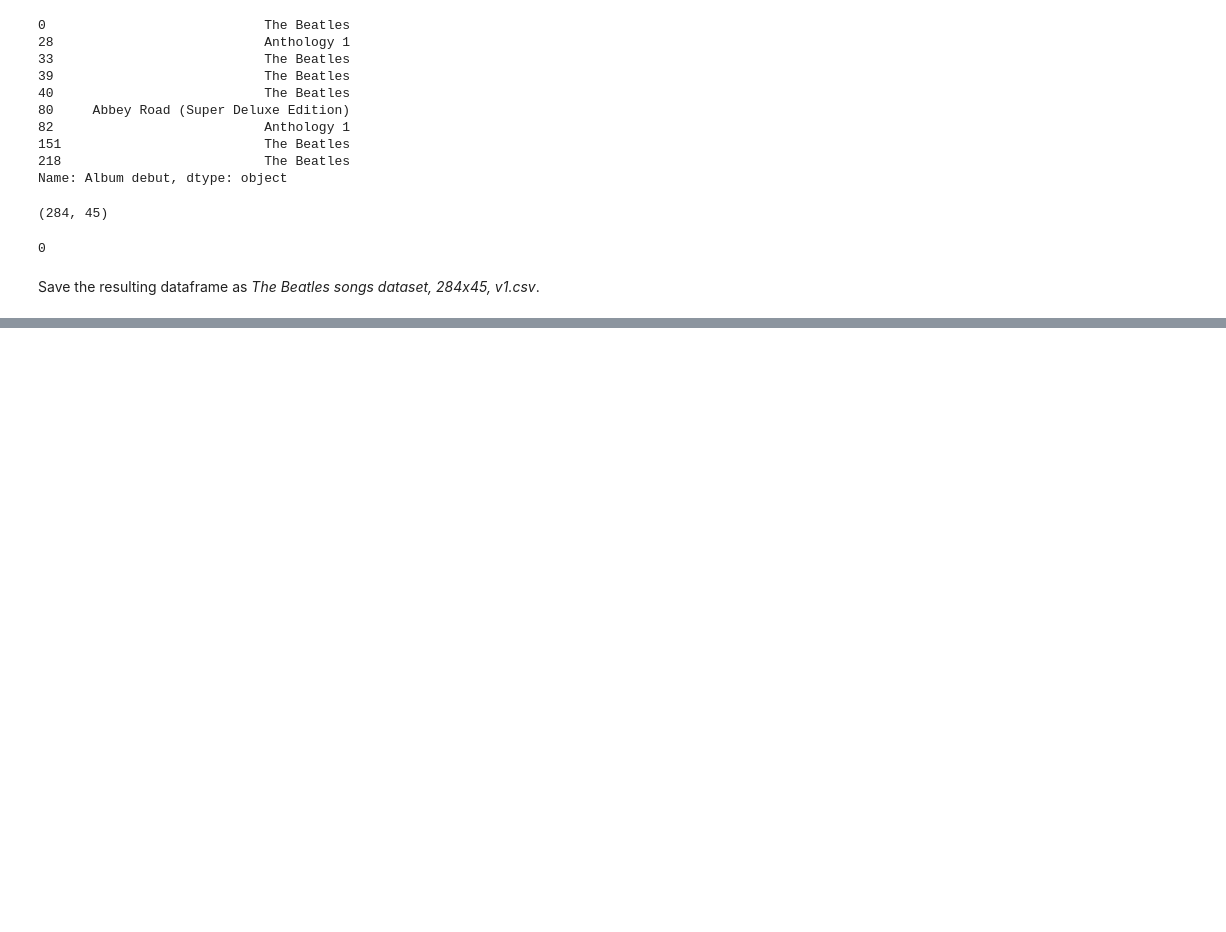
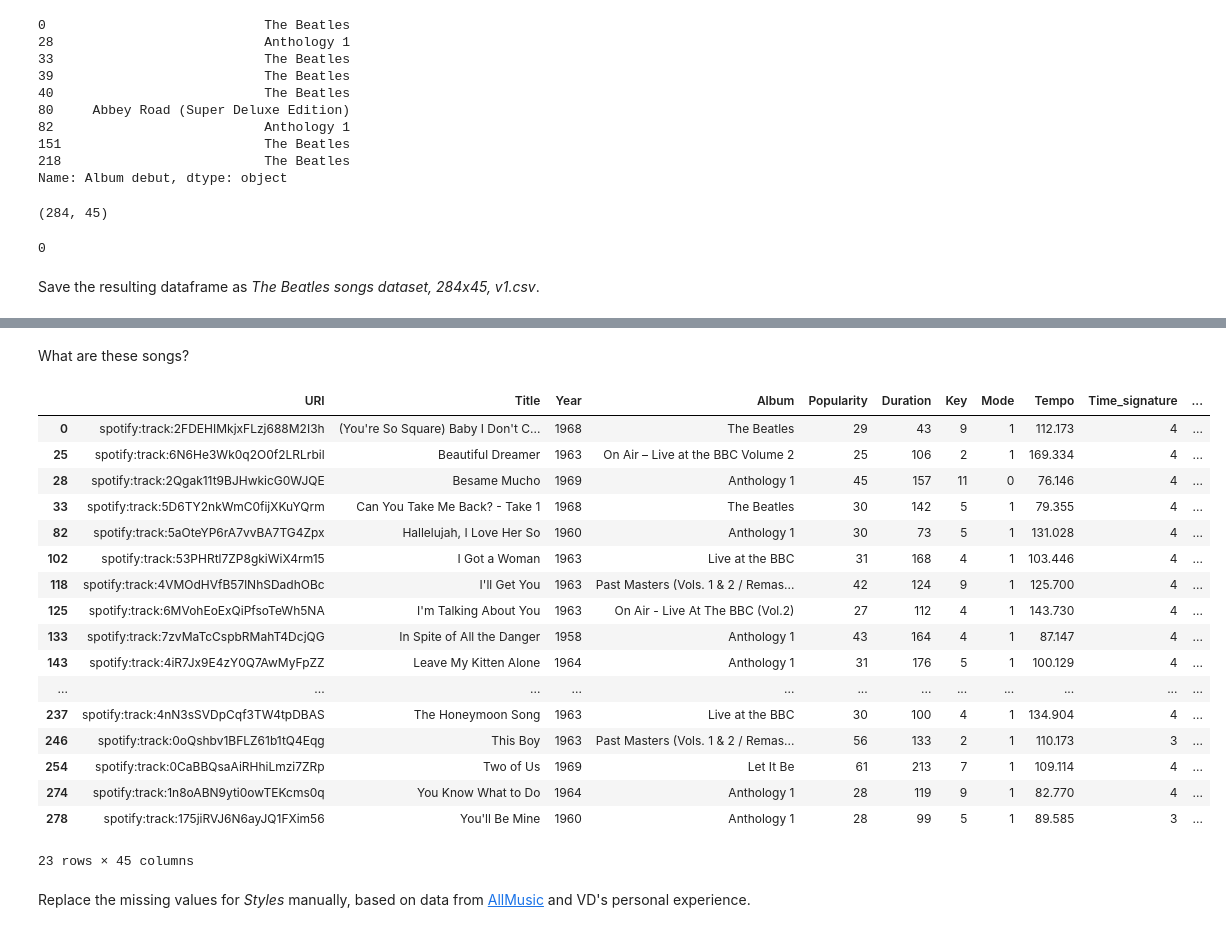
Before and after one commit to devedzic/spotipy-getting-started, a Jupyter notebook: notebooks/cleaning_The_Beatles_songs_dataset.ipynb, the cells around one changed output, grey strips where cells are left out. Cells and saved outputs as stored; diff of their text form; code cells hidden in the pictures; blank space fills up the shorter version.

```diff
--- a/notebooks/cleaning_The_Beatles_songs_dataset.ipynb
+++ b/notebooks/cleaning_The_Beatles_songs_dataset.ipynb
@@ -160,0 +425,2 @@ songs.to_csv('../data/The Beatles songs dataset, 284x45, v1.csv')
+# %%
+songs = pd.read_csv('../data/The Beatles songs dataset, 284x45, v4.csv')
@@ -160,0 +451,25 @@ songs.to_csv('../data/The Beatles songs dataset, 284x45, v1.csv')
+# %% [markdown]
+What are these songs?
+# %%
+display(songs.loc[songs.Moods.isnull()])
+# %% [output]
+|  | URI | Title | Year | Album | Popularity | Duration | Key | Mode | Tempo | Time_signature | ... |
+| 0 | spotify:track:2FDEHIMkjxFLzj688M2I3h | (You're So Square) Baby I Don't C... | 1968 | The Beatles | 29 | 43 | 9 | 1 | 112.173 | 4 | ... |
+| 25 | spotify:track:6N6He3Wk0q2O0f2LRLrbil | Beautiful Dreamer | 1963 | On Air – Live at the BBC Volume 2 | 25 | 106 | 2 | 1 | 169.334 | 4 | ... |
+| 28 | spotify:track:2Qgak11t9BJHwkicG0WJQE | Besame Mucho | 1969 | Anthology 1 | 45 | 157 | 11 | 0 | 76.146 | 4 | ... |
+| 33 | spotify:track:5D6TY2nkWmC0fijXKuYQrm | Can You Take Me Back? - Take 1 | 1968 | The Beatles | 30 | 142 | 5 | 1 | 79.355 | 4 | ... |
+| 82 | spotify:track:5aOteYP6rA7vvBA7TG4Zpx | Hallelujah, I Love Her So | 1960 | Anthology 1 | 30 | 73 | 5 | 1 | 131.028 | 4 | ... |
+| 102 | spotify:track:53PHRtl7ZP8gkiWiX4rm15 | I Got a Woman | 1963 | Live at the BBC | 31 | 168 | 4 | 1 | 103.446 | 4 | ... |
+| 118 | spotify:track:4VMOdHVfB57lNhSDadhOBc | I'll Get You | 1963 | Past Masters (Vols. 1 & 2 / Remas... | 42 | 124 | 9 | 1 | 125.700 | 4 | ... |
+| 125 | spotify:track:6MVohEoExQiPfsoTeWh5NA | I'm Talking About You | 1963 | On Air - Live At The BBC (Vol.2) | 27 | 112 | 4 | 1 | 143.730 | 4 | ... |
+| 133 | spotify:track:7zvMaTcCspbRMahT4DcjQG | In Spite of All the Danger | 1958 | Anthology 1 | 43 | 164 | 4 | 1 | 87.147 | 4 | ... |
+| 143 | spotify:track:4iR7Jx9E4zY0Q7AwMyFpZZ | Leave My Kitten Alone | 1964 | Anthology 1 | 31 | 176 | 5 | 1 | 100.129 | 4 | ... |
+| ... | ... | ... | ... | ... | ... | ... | ... | ... | ... | ... | ... |
+| 237 | spotify:track:4nN3sSVDpCqf3TW4tpDBAS | The Honeymoon Song | 1963 | Live at the BBC | 30 | 100 | 4 | 1 | 134.904 | 4 | ... |
+| 246 | spotify:track:0oQshbv1BFLZ61b1tQ4Eqg | This Boy | 1963 | Past Masters (Vols. 1 & 2 / Remas... | 56 | 133 | 2 | 1 | 110.173 | 3 | ... |
+| 254 | spotify:track:0CaBBQsaAiRHhiLmzi7ZRp | Two of Us | 1969 | Let It Be | 61 | 213 | 7 | 1 | 109.114 | 4 | ... |
+| 274 | spotify:track:1n8oABN9yti0owTEKcms0q | You Know What to Do | 1964 | Anthology 1 | 28 | 119 | 9 | 1 | 82.770 | 4 | ... |
+| 278 | spotify:track:175jiRVJ6N6ayJQ1FXim56 | You'll Be Mine | 1960 | Anthology 1 | 28 | 99 | 5 | 1 | 89.585 | 3 | ... |
+23 rows × 45 columns
+# %% [markdown]
+Replace the missing values for *Styles* manually, based on data from [AllMusic](https://www.allmusic.com/) and VD's personal experience.
```
Also changed, not shown: parts of 59 cells of this notebook.
